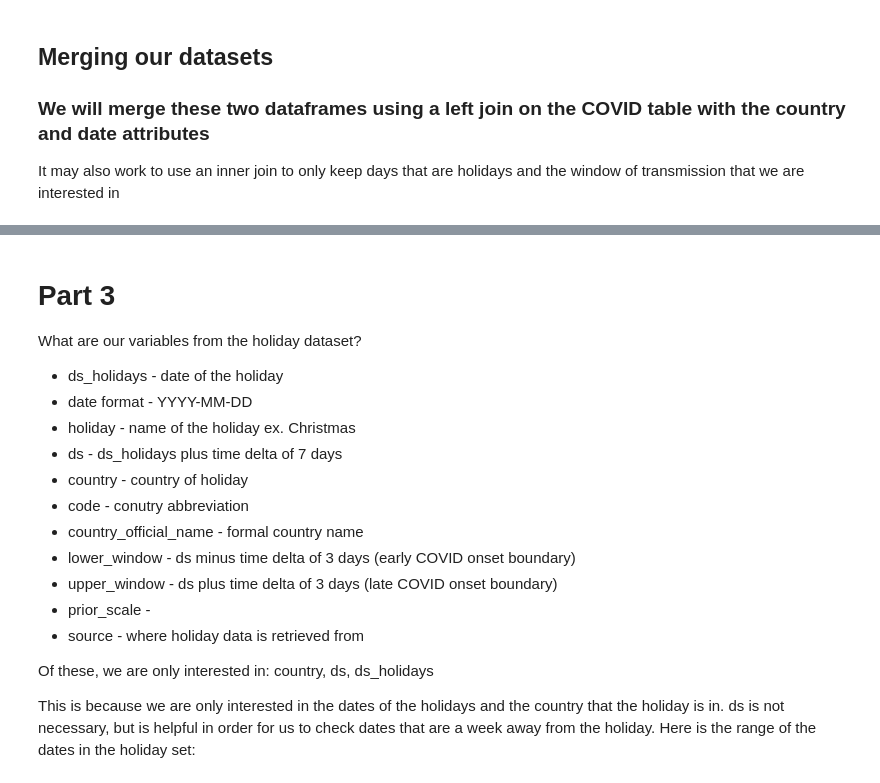
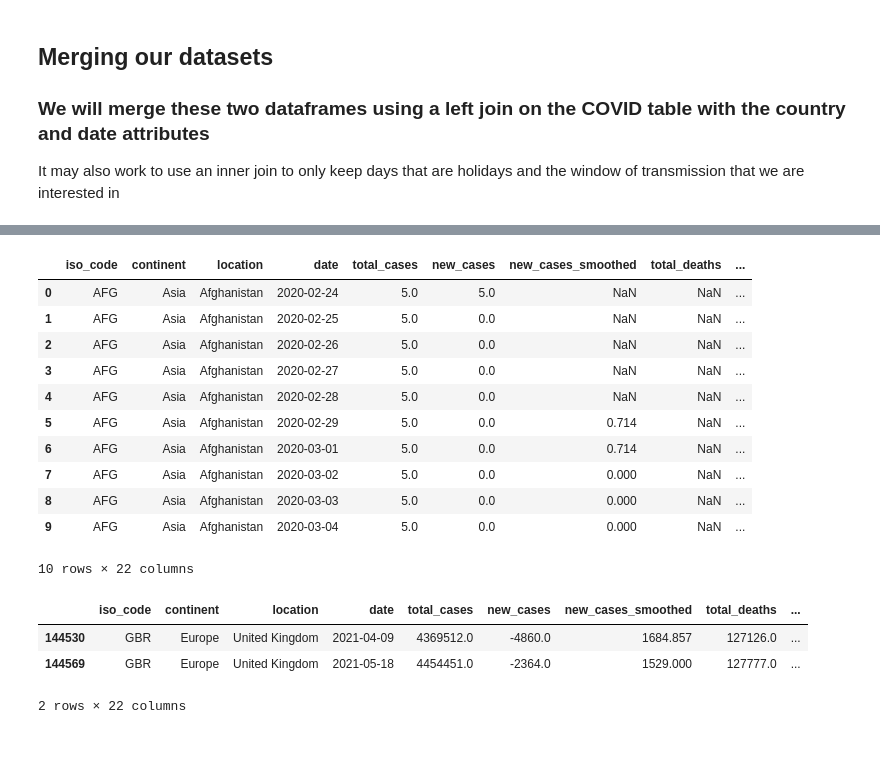
Before and after one commit to mitchmorrison2/project2, a Jupyter notebook: Project 2.ipynb, the cells around one changed output, grey strips where cells are left out. Saved outputs shown, nothing was run; the diff lists cells and outputs as text; code cells hidden in the pictures; blank space fills up the shorter version.

```diff
--- a/Project 2.ipynb
+++ b/Project 2.ipynb
@@ -222,22 +248,0 @@ new_df.head(5)
-# %% [markdown]
-# Part 3
-
-What are our variables from the holiday dataset?
-
-* ds_holidays - date of the holiday
-* date format - YYYY-MM-DD
-* holiday - name of the holiday
-    ex. Christmas
-* ds - ds_holidays plus time delta of 7 days
-* country - country of holiday
-* code - conutry abbreviation
-* country_official_name - formal country name
-* lower_window - ds minus time delta of 3 days (early COVID onset boundary)
-* upper_window - ds plus time delta of 3 days (late COVID onset boundary)
-* prior_scale -
-* source - where holiday data is retrieved from
-
-Of these, we are only interested in: country, ds, ds_holidays
-
-This is because we are only interested in the dates of the holidays and the country that the holiday is in. ds is not necessary, but is helpful in order for us to check dates that are a week away from the holiday.
-Here is the range of the dates in the holiday set:
@@ -243,0 +251,23 @@ Here is the range of the dates in the holiday set:
+# %%
+merged_df.head(10)
+# %% [output]
+|  | iso_code | continent | location | date | total_cases | new_cases | new_cases_smoothed | total_deaths | ... |
+| 0 | AFG | Asia | Afghanistan | 2020-02-24 | 5.0 | 5.0 | NaN | NaN | ... |
+| 1 | AFG | Asia | Afghanistan | 2020-02-25 | 5.0 | 0.0 | NaN | NaN | ... |
+| 2 | AFG | Asia | Afghanistan | 2020-02-26 | 5.0 | 0.0 | NaN | NaN | ... |
+| 3 | AFG | Asia | Afghanistan | 2020-02-27 | 5.0 | 0.0 | NaN | NaN | ... |
+| 4 | AFG | Asia | Afghanistan | 2020-02-28 | 5.0 | 0.0 | NaN | NaN | ... |
+| 5 | AFG | Asia | Afghanistan | 2020-02-29 | 5.0 | 0.0 | 0.714 | NaN | ... |
+| 6 | AFG | Asia | Afghanistan | 2020-03-01 | 5.0 | 0.0 | 0.714 | NaN | ... |
+| 7 | AFG | Asia | Afghanistan | 2020-03-02 | 5.0 | 0.0 | 0.000 | NaN | ... |
+| 8 | AFG | Asia | Afghanistan | 2020-03-03 | 5.0 | 0.0 | 0.000 | NaN | ... |
+| 9 | AFG | Asia | Afghanistan | 2020-03-04 | 5.0 | 0.0 | 0.000 | NaN | ... |
+10 rows × 22 columns
+# %%
+negative_cases = merged_df[merged_df["new_cases"] < 0]
+negative_cases[negative_cases["iso_code"] == "GBR"]
+# %% [output]
+|  | iso_code | continent | location | date | total_cases | new_cases | new_cases_smoothed | total_deaths | ... |
+| 144530 | GBR | Europe | United Kingdom | 2021-04-09 | 4369512.0 | -4860.0 | 1684.857 | 127126.0 | ... |
+| 144569 | GBR | Europe | United Kingdom | 2021-05-18 | 4454451.0 | -2364.0 | 1529.000 | 127777.0 | ... |
+2 rows × 22 columns
```
Also changed, not shown: parts of 14 cells of this notebook, 2 other files.
